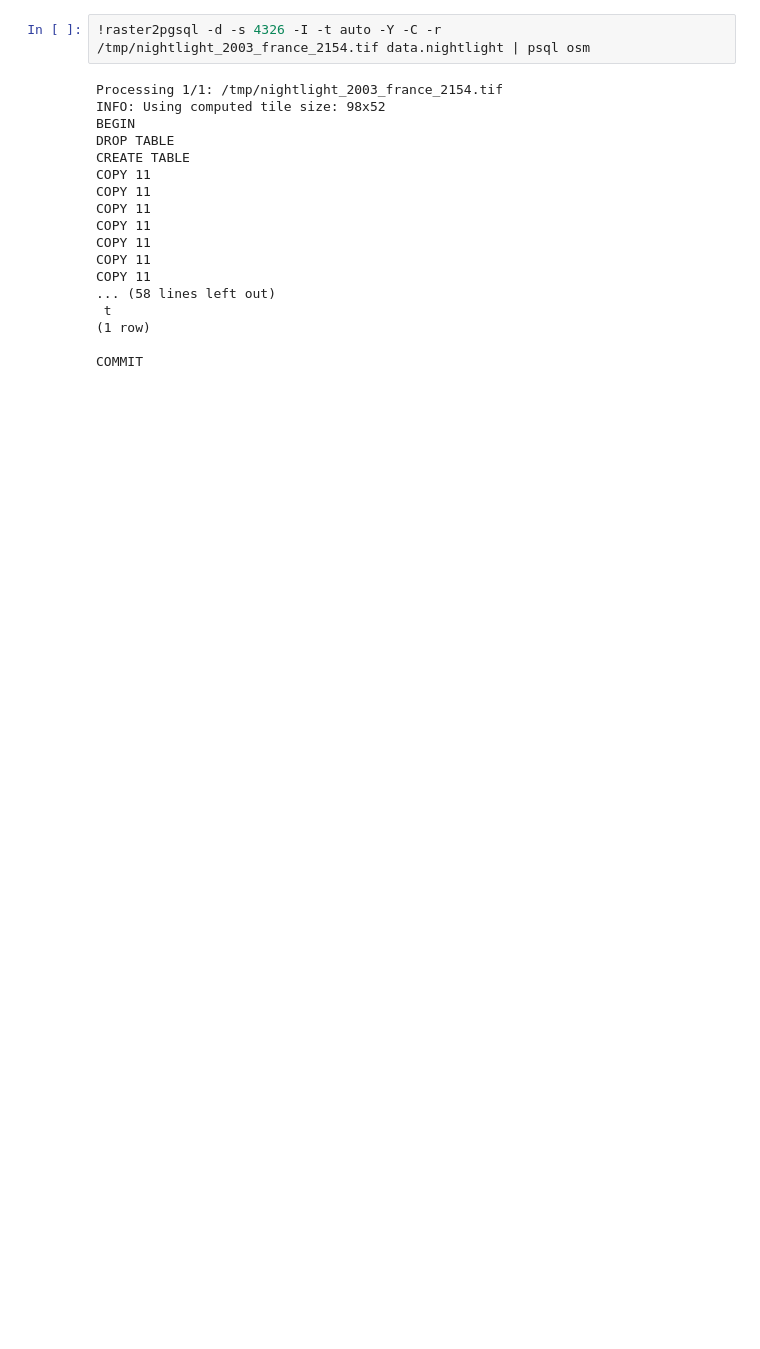
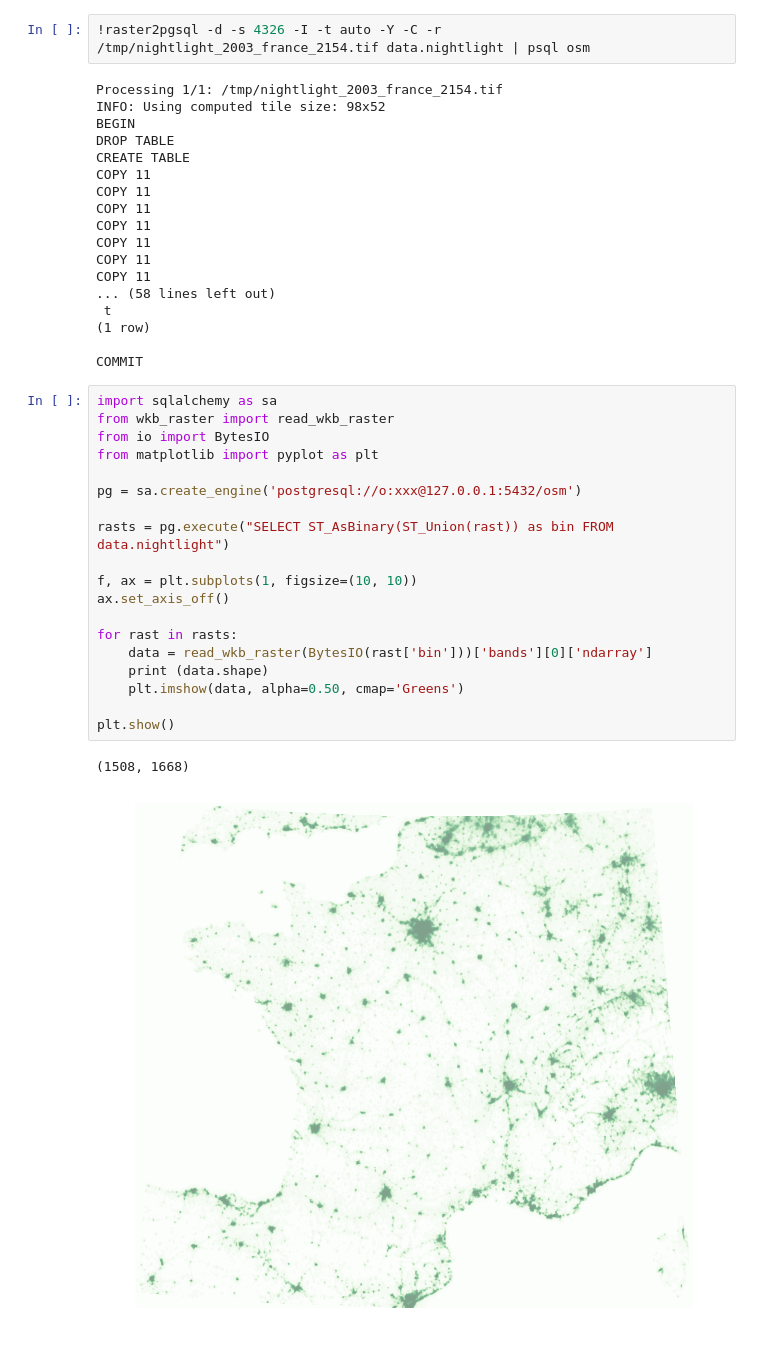
Before and after one commit to superneyo/notebooks, a Jupyter notebook: 2018_02_postgis_tutorials/4_Raster_Grid_Analysis.ipynb, the cells around one changed output. Saved outputs shown, nothing was run; the diff lists cells and outputs as text; blank space fills up the shorter version.

```diff
--- a/2018_02_postgis_tutorials/4_Raster_Grid_Analysis.ipynb
+++ b/2018_02_postgis_tutorials/4_Raster_Grid_Analysis.ipynb
@@ -91,3 +91,25 @@ COPY 11
 (1 row)
 
 COMMIT
+# %%
+import sqlalchemy as sa
+from wkb_raster import read_wkb_raster
+from io import BytesIO
+from matplotlib import pyplot as plt
+
+pg = sa.create_engine('postgresql://o:xxx@127.0.0.1:5432/osm')
+
+rasts = pg.execute("SELECT ST_AsBinary(ST_Union(rast)) as bin FROM data.nightlight")
+
+f, ax = plt.subplots(1, figsize=(10, 10))
+ax.set_axis_off()
+
+for rast in rasts:
+    data = read_wkb_raster(BytesIO(rast['bin']))['bands'][0]['ndarray']
+    print (data.shape)
+    plt.imshow(data, alpha=0.50, cmap='Greens')
+
+plt.show()
+# %% [output]
+(1508, 1668)
+[figure, added]
```
Also changed, not shown: parts of 2 cells of this notebook.
